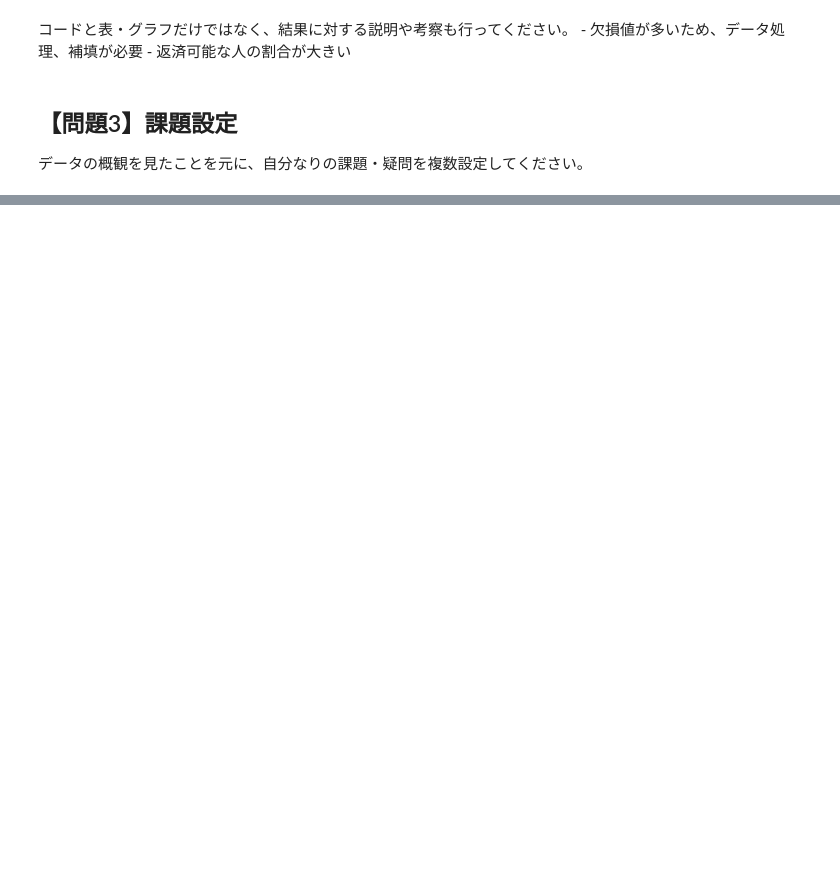
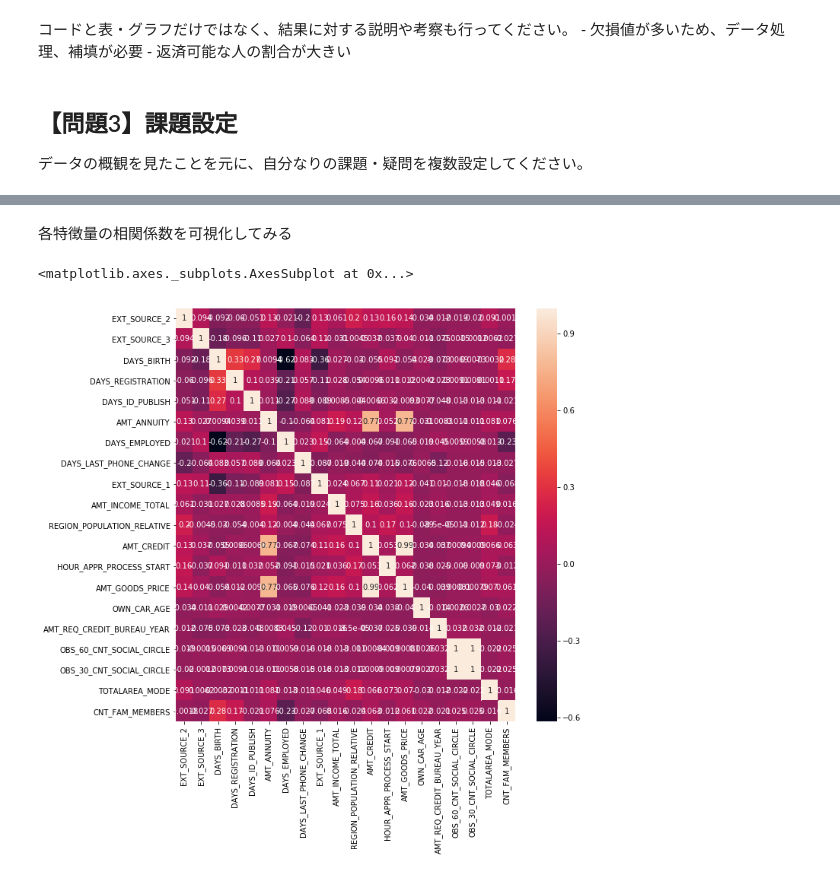
Before and after one commit to tai-fujio/diveintocode-ml, a Jupyter notebook: week3/week3-session.ipynb, the cells around one changed output, grey strips where cells are left out. Drawn from its saved outputs; the diff is of its cells as text; code cells hidden in the pictures; blank space fills up the shorter version.

```diff
--- a/week3/week3-session.ipynb
+++ b/week3/week3-session.ipynb
@@ -220,0 +263,14 @@ sns.heatmap(
+# %% [markdown]
+各特徴量の相関係数を可視化してみる
+# %%
+#相関係数行列を作成
+df_train_corr = df_train[high_importance.index].corr()
+
+#図を拡大する
+plt.figure(figsize=(10,10))
+
+#ヒートマップを作成
+sns.heatmap(df_train_corr, annot = True)
+# %% [output]
+<matplotlib.axes._subplots.AxesSubplot at 0x...>
+[figure, added]
```
Also changed, not shown: parts of 17 cells of this notebook.
